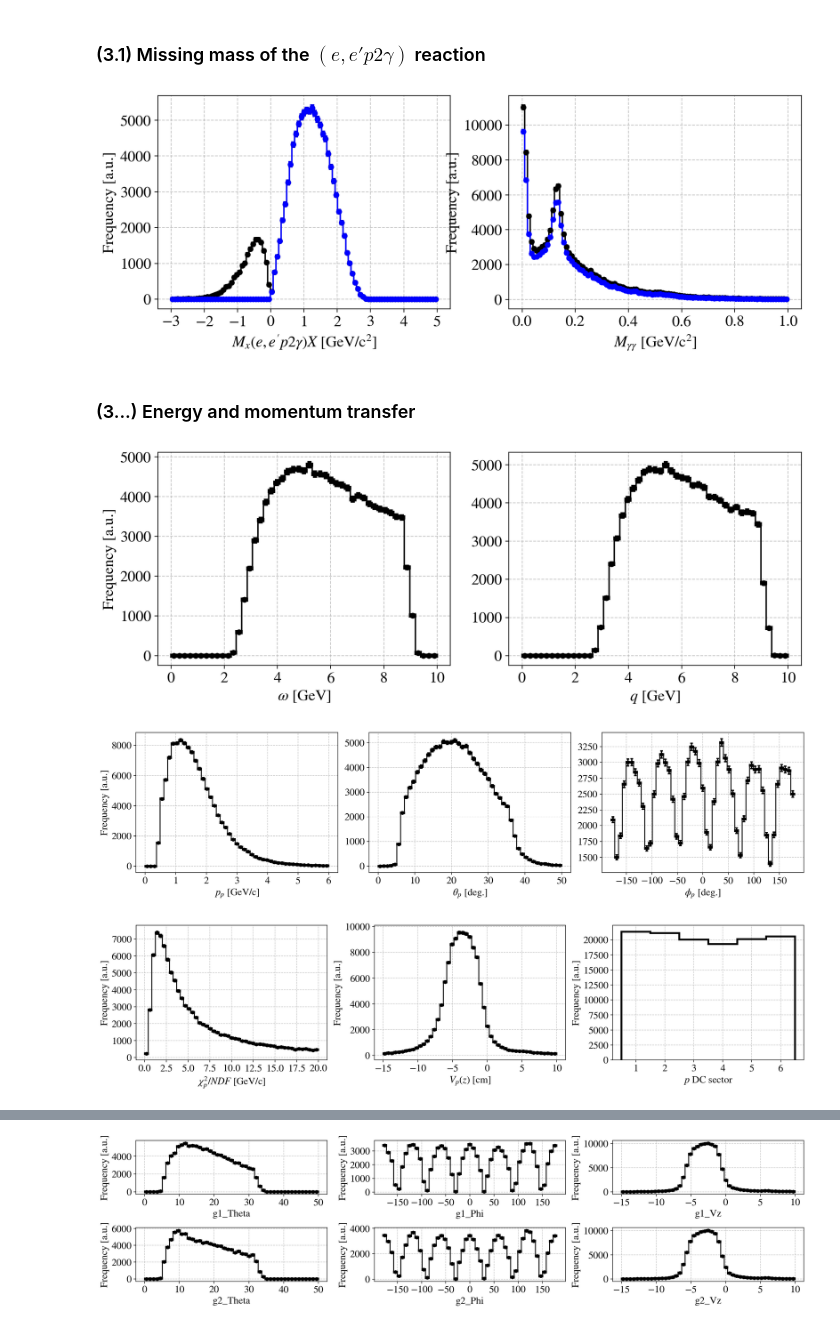
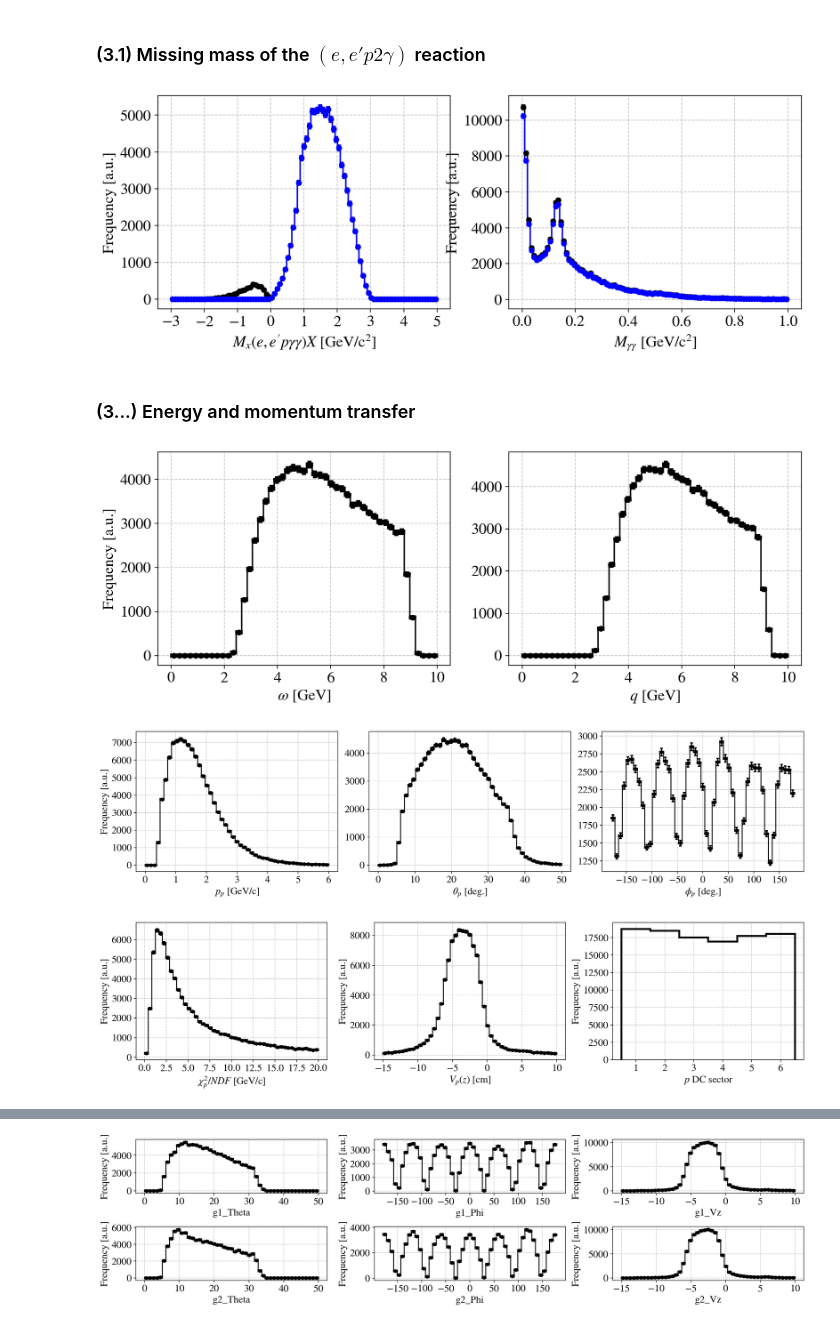
Before and after one commit to erezcoh4/CLAS12_BranchingRatios_Analysis, a Jupyter notebook: PythonAnalysis/InvariantMass_2gammas/FirstLookAtInvariantMass.ipynb, the cells around one changed output, grey strips where cells are left out. Saved outputs shown, nothing was run; the diff lists cells and outputs as text; code cells hidden in the pictures.

```diff
--- a/PythonAnalysis/InvariantMass_2gammas/FirstLookAtInvariantMass.ipynb
+++ b/PythonAnalysis/InvariantMass_2gammas/FirstLookAtInvariantMass.ipynb
@@ -25,7 +25,7 @@ Loaded bin migration and acceptance weights from MC calculations.
 ### (1.1) Load data file
 # %%
 data_path  = "/Users/erezcohen/Desktop/data/CLAS12/RGB/BranchingRatios/sidisdvcs"
-subdirname = "sidisdvcs_17Dec2024_commit_e1d78c"
+subdirname = "sidisdvcs_20Dec2024_commit_b85822a"
 run        = 6164
 filename   = "skimmed_BranchingRatios_sidisdvcs_%06d_eep2gX.csv"%run
 fullfile   = data_path + "/" + subdirname + "/" + filename
@@ -71,24 +71,24 @@ set_axes(ax,'$M_{\gamma\gamma}$ [GeV/c$^2$]','Frequency [a.u.]',fontsize=16,do_a
 # %% [markdown]
 ### (3.1) Missing mass of the $(e,e'p2\gamma)$ reaction
 # %%
-var = "M_x"
+var = "M_x_peep"
 x = data_after_cuts[var]
 fig = plt.figure(figsize=(12,4))
 ax = fig.add_subplot(1,2,1)
 h = plot_step_hist(x,bins=np.linspace(-3,5,100));
-set_axes(ax,"$M_x(e,e'p2\gamma)X$ [GeV/c$^2$]",'Frequency [a.u.]',fontsize=16,do_add_grid=True);
+set_axes(ax,"$M_x(e,e'p\gamma\gamma)X$ [GeV/c$^2$]",'Frequency [a.u.]',fontsize=16,do_add_grid=True);
 var_min = 0
 h = plot_step_hist(x[x>var_min],bins=np.linspace(-3,5,100),color='blue');
 
 
 data_sliced = data_after_cuts[data_after_cuts[var] > var_min]
-var = "M2g"
+var = "Mgg"
 ax = fig.add_subplot(1,2,2)
 h = plot_step_hist(data_after_cuts[var], bins=np.linspace(0,1,100),color='k');
 h = plot_step_hist(data_sliced[var],     bins=np.linspace(0,1,100),color='blue');
 set_axes(ax,'$M_{\gamma\gamma}$ [GeV/c$^2$]','Frequency [a.u.]',fontsize=16,do_add_grid=True);
 # %% [output]
-[figure, old version]
+[figure, new version]
 # %% [markdown]
 ### (3...) Energy and momentum transfer
 # %%
@@ -105,7 +105,7 @@ ax = fig.add_subplot(1,2,2)
 h = plot_step_hist(x,bins=np.linspace(0,10,50));
 set_axes(ax,"$q$ [GeV]",'',fontsize=16,do_add_grid=True);
 # %% [output]
-[figure, old version]
+[figure, new version]
 # %%
 fig = plt.figure(figsize=(16,4),tight_layout=True)
 
@@ -127,7 +127,7 @@ ax = fig.add_subplot(1,3,3)
 h = plot_step_hist(x,bins=np.linspace(-180,180,50));
 set_axes(ax,"$\phi_p$ [deg.]",'',fontsize=16,do_add_grid=True);
 # %% [output]
-[figure, old version]
+[figure, new version]
 # %%
 fig = plt.figure(figsize=(16,4),tight_layout=True)
 
@@ -149,7 +149,7 @@ ax = fig.add_subplot(1,3,3)
 h = plot_discrete_histogram(x);
 set_axes(ax,"$p$ DC sector",'Frequency [a.u.]',fontsize=16,do_add_grid=True);
 # %% [output]
-[figure, old version]
+[figure, new version]
 # %%
 fig = plt.figure(figsize=(16,4),tight_layout=True)
 
```
Also changed, not shown: parts of 5 cells of this notebook, 5 other files.
